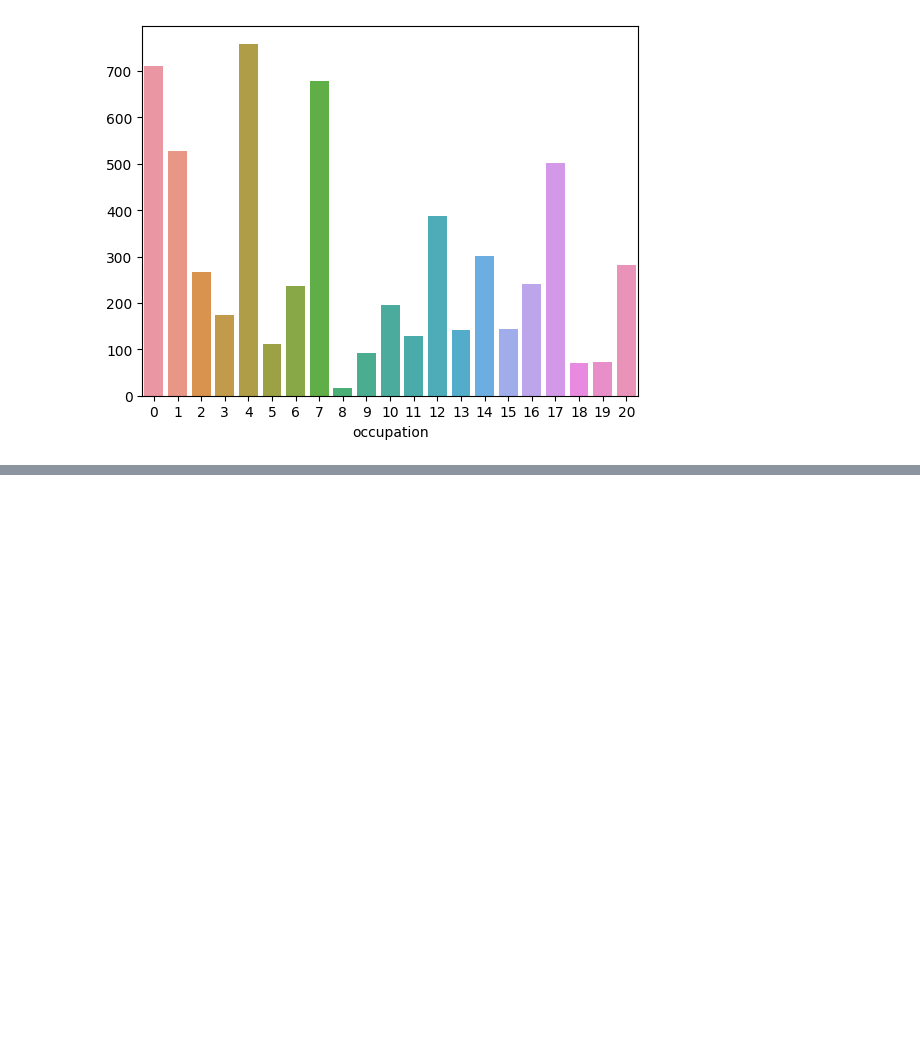
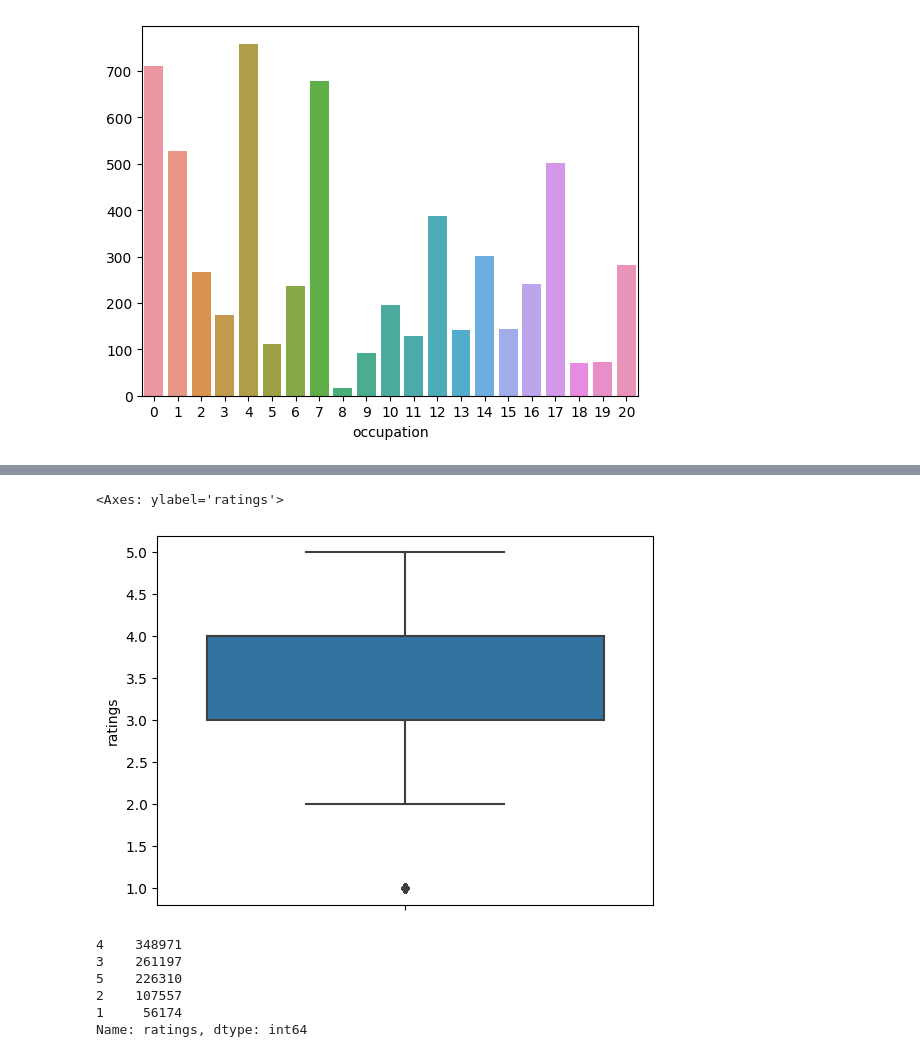
Before and after one commit to kim-dahun/python-study, a Jupyter notebook: py20_movielens.ipynb, the cells around one changed output, grey strips where cells are left out. Saved outputs shown, nothing was run; the diff lists cells and outputs as text; code cells hidden in the pictures; blank space fills up the shorter version.

```diff
--- a/py20_movielens.ipynb
+++ b/py20_movielens.ipynb
@@ -284,3 +284,7 @@ sns.barplot(x=xxx2.index, y=xxx2.values)
 # %% [output]
 <Axes: xlabel='occupation'>
 [figure]
+# %%
+file_path = 'https://github.com/wesm/pydata-book/raw/3rd-edition/datasets/movielens/ratings.dat'
+# %%
+ratings = pd.read_csv(file_path, names=raings_cols, sep='::', engine='python')
@@ -286,0 +337,14 @@ sns.barplot(x=xxx2.index, y=xxx2.values)
+# %%
+sns.boxplot(data=ratings, y=ratings.ratings)
+# %% [output]
+<Axes: ylabel='ratings'>
+[figure, added]
+# %%
+ratings.ratings.value_counts()
+# %% [output]
+4    348971
+3    261197
+5    226310
+2    107557
+1     56174
+Name: ratings, dtype: int64
```
Also changed, not shown: parts of 18 cells of this notebook.
